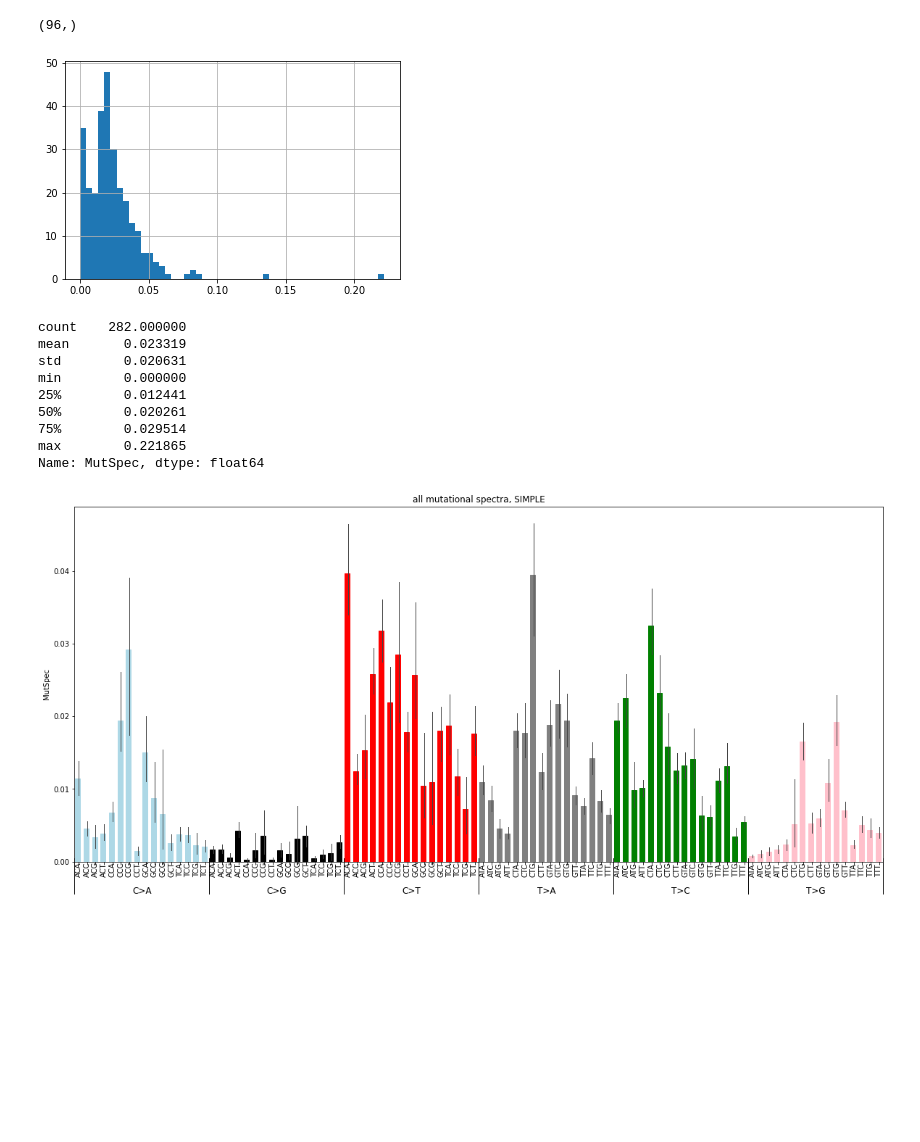
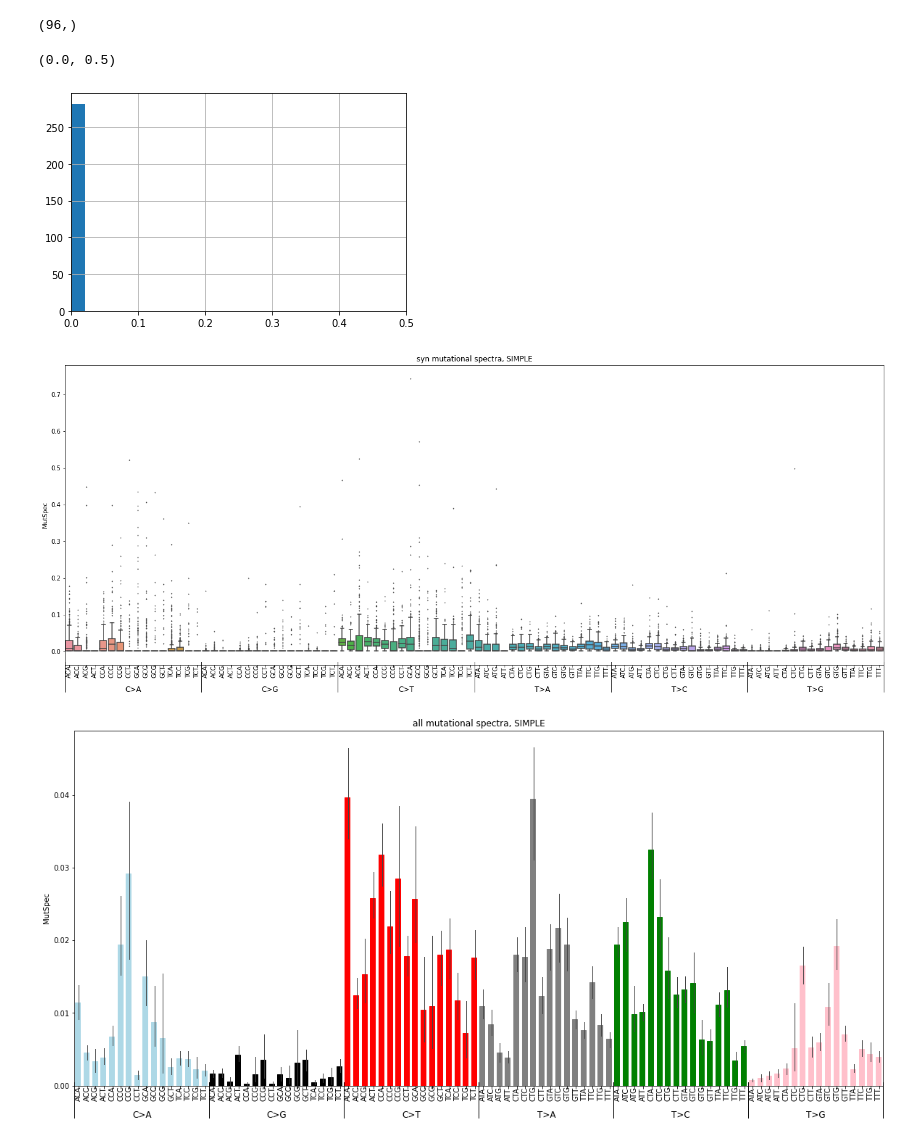
Before and after one commit to mitoclub/PyMutSpec, a Jupyter notebook: notebooks/pastml_report.ipynb, the cells around one changed output. Cells and saved outputs as stored; diff of their text form; code cells hidden in the pictures; blank space fills up the shorter version.

Commit message:
initiate new plot func

```diff
--- a/notebooks/pastml_report.ipynb
+++ b/notebooks/pastml_report.ipynb
@@ -362,21 +387,16 @@ mutspec_iqtree["Context"] = mutspec_iqtree.Mut.str.get(0) + mutspec_iqtree.Mut.s
 mutspec_pastml["MutBase"] = mutspec_pastml.Mut.str.slice(2, 5)
 mutspec_pastml["Context"] = mutspec_pastml.Mut.str.get(0) + mutspec_pastml.Mut.str.get(2) + mutspec_pastml.Mut.str.get(-1)
 # %%
-mutspec_iqtree[(mutspec_iqtree.Label == "syn") & (mutspec_iqtree.Mut == "C[C>T]G")].MutSpec.hist(bins=50);
+mutspec_iqtree[(mutspec_iqtree.Label == "syn") & (mutspec_iqtree.Mut == "A[C>A]T")].MutSpec.hist(bins=50);
+plt.xlim(0, 0.5)
 # %% [output]
+(0.0, 0.5)
-[figure, old version]
+[figure, new version]
-# %%
-mutspec_iqtree[(mutspec_iqtree.Label == "syn") & (mutspec_iqtree.Mut == "C[C>T]G")].MutSpec.describe()
-# %% [output]
-count    282.000000
-mean       0.023319
-std        0.020631
-min        0.000000
-25%        0.012441
-50%        0.020261
-75%        0.029514
-max        0.221865
-Name: MutSpec, dtype: float64
+# %%
+lbl = "syn"
+plot_mutspec192(mutspec_simple[mutspec_simple.Label == lbl], f"{lbl} mutational spectra, SIMPLE")
+# %% [output]
+[figure, added]
 # %%
 lbl = "all"
 plot_mutspec192(mutspec_simple[mutspec_simple.Label == lbl], f"{lbl} mutational spectra, SIMPLE")
```
Also changed, not shown: parts of 1 cell of this notebook.
